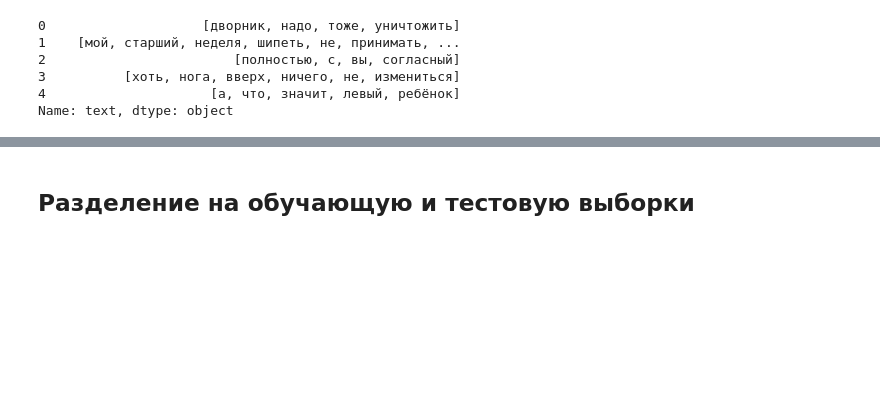
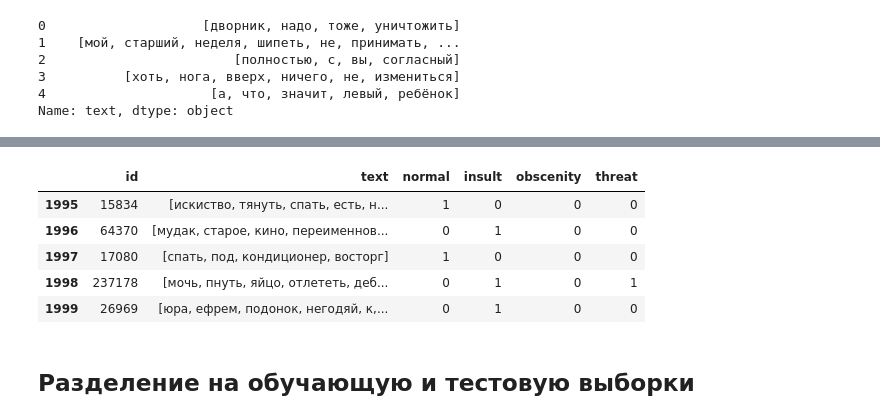
Before and after one commit to KarpovaSofya/OK-ML-Cup, a Jupyter notebook: toxic comments.ipynb, the cells around one changed output, grey strips where cells are left out. Drawn from its saved outputs; the diff is of its cells as text; code cells hidden in the pictures; blank space fills up the shorter version.

```diff
--- a/toxic comments.ipynb
+++ b/toxic comments.ipynb
@@ -103,3 +218,12 @@ Name: text, dtype: object
+# %%
+df.tail()
+# %% [output]
+|  | id | text | normal | insult | obscenity | threat |
+| 1995 | 15834 | [искиство, тянуть, спать, есть, н... | 1 | 0 | 0 | 0 |
+| 1996 | 64370 | [мудак, старое, кино, переименнов... | 0 | 1 | 0 | 0 |
+| 1997 | 17080 | [спать, под, кондиционер, восторг] | 1 | 0 | 0 | 0 |
+| 1998 | 237178 | [мочь, пнуть, яйцо, отлететь, деб... | 0 | 1 | 0 | 1 |
+| 1999 | 26969 | [юра, ефрем, подонок, негодяй, к,... | 0 | 1 | 0 | 0 |
 # %% [markdown]
 ## Разделение на обучающую и тестовую выборки
 # %%
```
Also changed, not shown: parts of 21 cells of this notebook.
